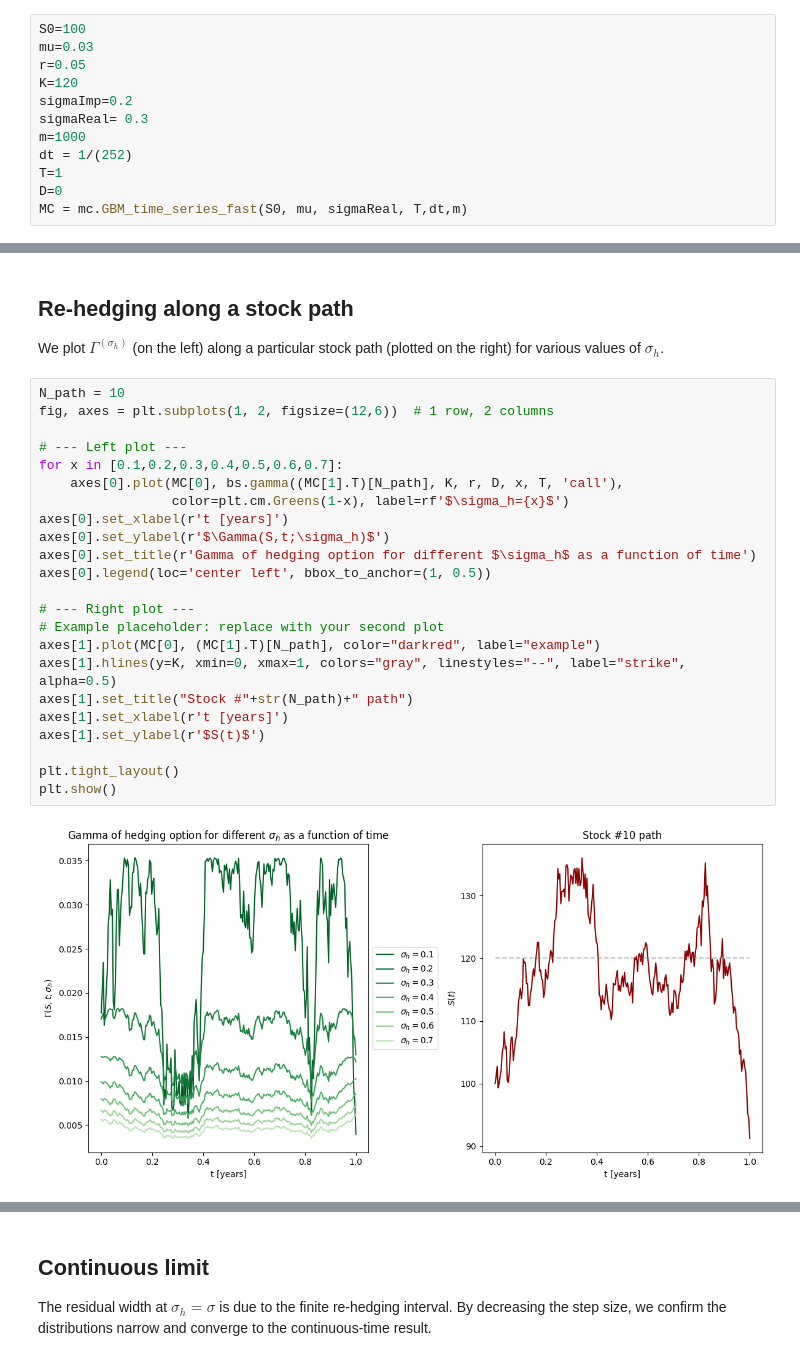
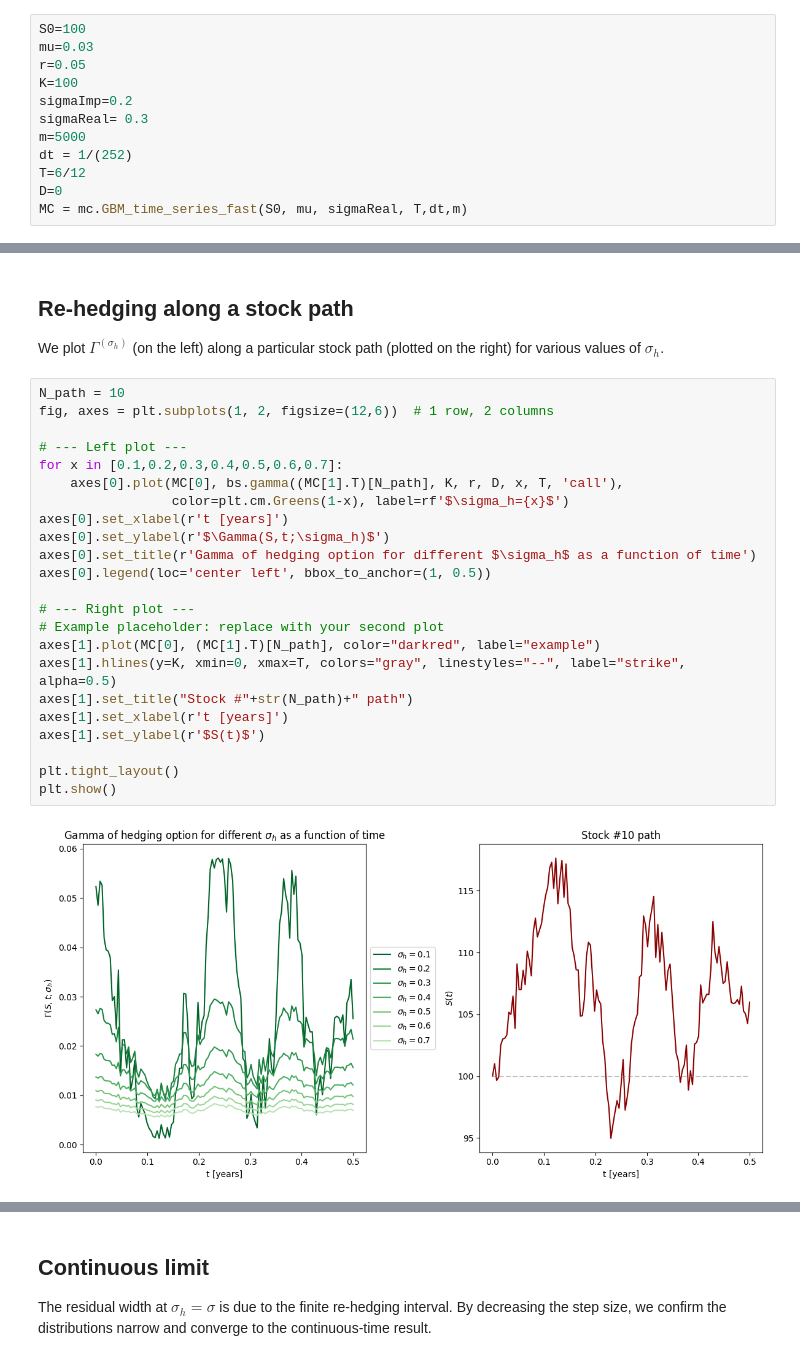
Before and after one commit to rebalkin/Quant-portfolio, a Jupyter notebook: notebooks/vol_arb.ipynb, the cells around one changed output, grey strips where cells are left out. Drawn from its saved outputs; the diff is of its cells as text.

```diff
--- a/notebooks/vol_arb.ipynb
+++ b/notebooks/vol_arb.ipynb
@@ -160,12 +111,12 @@ We compare P&L distributions as a function of $\sigma_h$. The deterministic depe
 S0=100
 mu=0.03
 r=0.05
-K=120
+K=100
 sigmaImp=0.2
 sigmaReal= 0.3
-m=1000
+m=5000
 dt = 1/(252)
-T=1
+T=6/12
 D=0
 MC = mc.GBM_time_series_fast(S0, mu, sigmaReal, T,dt,m)
 # %%
@@ -269,28 +223,28 @@ We plot $\Gamma^{(\sigma_h)}$ (on the left) along a particular stock path (plott
 # %%
 N_path = 10
 fig, axes = plt.subplots(1, 2, figsize=(12,6))  # 1 row, 2 columns
 
 # --- Left plot ---
 for x in [0.1,0.2,0.3,0.4,0.5,0.6,0.7]:
     axes[0].plot(MC[0], bs.gamma((MC[1].T)[N_path], K, r, D, x, T, 'call'),
                  color=plt.cm.Greens(1-x), label=rf'$\sigma_h={x}$')
 axes[0].set_xlabel(r't [years]')
 axes[0].set_ylabel(r'$\Gamma(S,t;\sigma_h)$')
 axes[0].set_title(r'Gamma of hedging option for different $\sigma_h$ as a function of time')
 axes[0].legend(loc='center left', bbox_to_anchor=(1, 0.5))
 
 # --- Right plot ---
 # Example placeholder: replace with your second plot
 axes[1].plot(MC[0], (MC[1].T)[N_path], color="darkred", label="example")
-axes[1].hlines(y=K, xmin=0, xmax=1, colors="gray", linestyles="--", label="strike", alpha=0.5)
+axes[1].hlines(y=K, xmin=0, xmax=T, colors="gray", linestyles="--", label="strike", alpha=0.5)
 axes[1].set_title("Stock #"+str(N_path)+" path")
 axes[1].set_xlabel(r't [years]')
 axes[1].set_ylabel(r'$S(t)$')
 
 plt.tight_layout()
 plt.show()
 # %% [output]
-[figure, old version]
+[figure, new version]
 # %% [markdown]
 Key takeaways:
 1. Smaller $\sigma_h$ → more frequent re-hedging and larger fluctuations in $\Gamma$.
```
Also changed, not shown: parts of 13 cells of this notebook, 1 other file.
